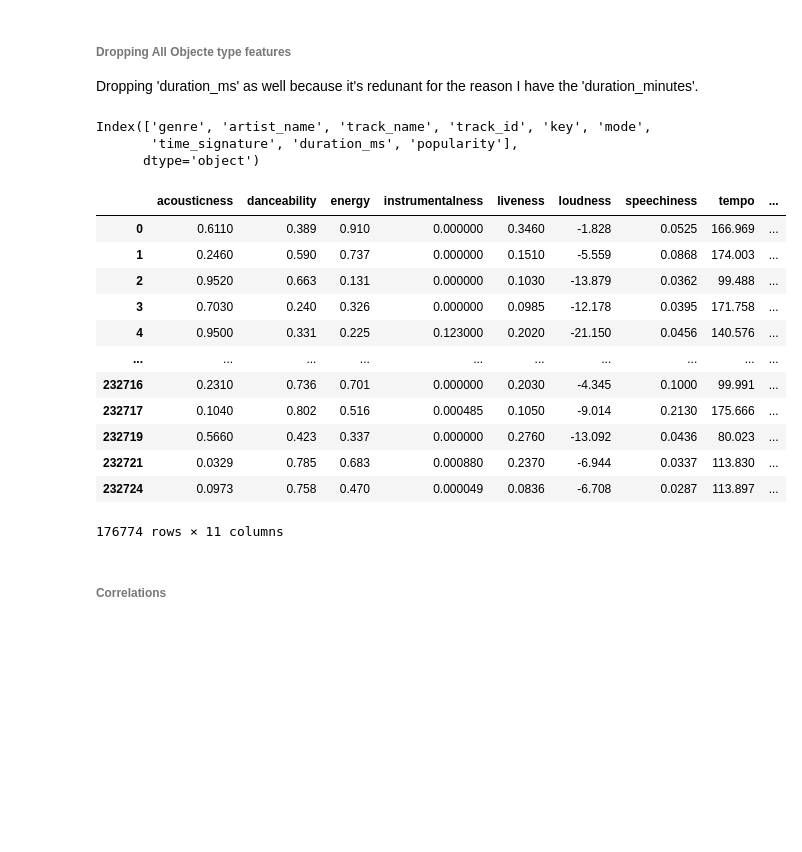
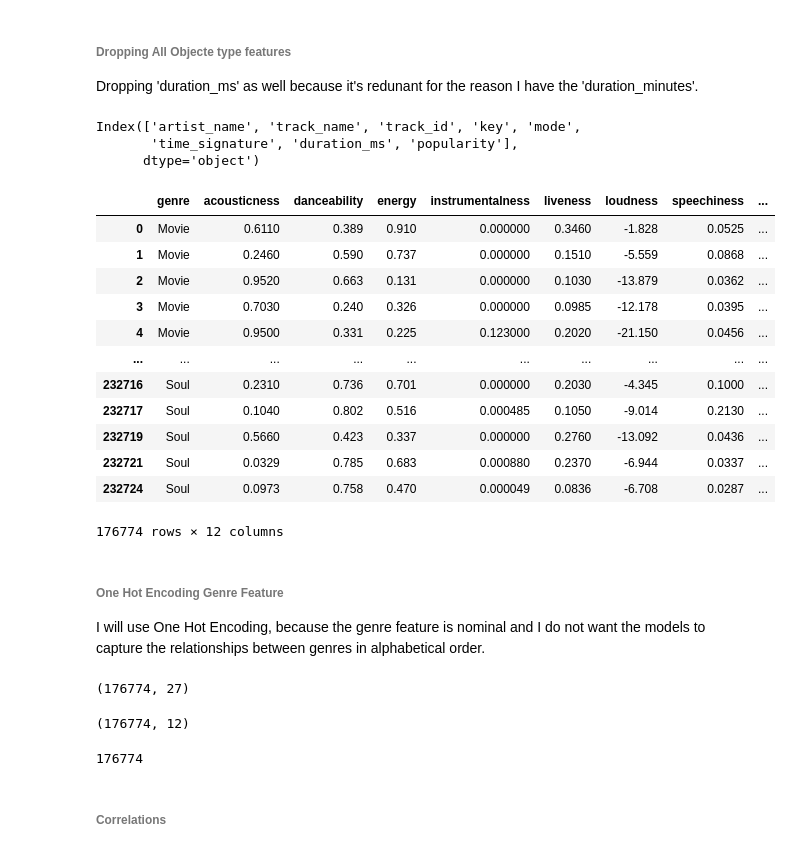
Before and after one commit to itamarKraitman/Spotify_data_analysis, a Jupyter notebook: Spotify.ipynb, the cells around one changed output. Drawn from its saved outputs; the diff is of its cells as text; code cells hidden in the pictures; blank space fills up the shorter version.

Commit message:
encoding- should fix Nan values

```diff
--- a/Spotify.ipynb
+++ b/Spotify.ipynb
@@ -333,9 +334,9 @@ def calculate_popularity(row) -> int:
     else:
         return 2
 # %%
-df_copy = spotify_data.copy()
+spotify_copy = spotify_data.copy()
 # %%
-df_copy['popularity_level'] = df_copy.apply(lambda row: calculate_popularity(row), axis=1)
+spotify_copy['popularity_level'] = df_copy.apply(lambda row: calculate_popularity(row), axis=1)
 # %%
 plt.figure(figsize=(8,5))
 
@@ -357,26 +374,36 @@ The dataset is imbalanced, I will take care of it later
 
 Dropping 'duration_ms' as well because it's redunant for the reason I have the 'duration_minutes'.
 # %%
-object_featuers = df_copy.columns[df_copy.dtypes == 'object'].append(pd.Index(['duration_ms', 'popularity']))
+object_featuers = spotify_copy.columns[df_copy.dtypes == 'object'].append(pd.Index(['duration_ms', 'popularity']))
+object_featuers = object_featuers.delete(0)
 object_featuers
 # %% [output]
-Index(['genre', 'artist_name', 'track_name', 'track_id', 'key', 'mode',
+Index(['artist_name', 'track_name', 'track_id', 'key', 'mode',
        'time_signature', 'duration_ms', 'popularity'],
       dtype='object')
 # %%
-df_numeric_only = df_copy.drop(labels=object_featuers, axis=1)
-df_numeric_only
+spotify_numeric_only = spotify_copy.drop(labels=object_featuers, axis=1)
+spotify_numeric_only
 # %% [output]
-|  | acousticness | danceability | energy | instrumentalness | liveness | loudness | speechiness | tempo | ... |
-| 0 | 0.6110 | 0.389 | 0.910 | 0.000000 | 0.3460 | -1.828 | 0.0525 | 166.969 | ... |
-| 1 | 0.2460 | 0.590 | 0.737 | 0.000000 | 0.1510 | -5.559 | 0.0868 | 174.003 | ... |
-| 2 | 0.9520 | 0.663 | 0.131 | 0.000000 | 0.1030 | -13.879 | 0.0362 | 99.488 | ... |
-| 3 | 0.7030 | 0.240 | 0.326 | 0.000000 | 0.0985 | -12.178 | 0.0395 | 171.758 | ... |
-| 4 | 0.9500 | 0.331 | 0.225 | 0.123000 | 0.2020 | -21.150 | 0.0456 | 140.576 | ... |
+|  | genre | acousticness | danceability | energy | instrumentalness | liveness | loudness | speechiness | ... |
+| 0 | Movie | 0.6110 | 0.389 | 0.910 | 0.000000 | 0.3460 | -1.828 | 0.0525 | ... |
+| 1 | Movie | 0.2460 | 0.590 | 0.737 | 0.000000 | 0.1510 | -5.559 | 0.0868 | ... |
+| 2 | Movie | 0.9520 | 0.663 | 0.131 | 0.000000 | 0.1030 | -13.879 | 0.0362 | ... |
+| 3 | Movie | 0.7030 | 0.240 | 0.326 | 0.000000 | 0.0985 | -12.178 | 0.0395 | ... |
+| 4 | Movie | 0.9500 | 0.331 | 0.225 | 0.123000 | 0.2020 | -21.150 | 0.0456 | ... |
 | ... | ... | ... | ... | ... | ... | ... | ... | ... | ... |
-| 232716 | 0.2310 | 0.736 | 0.701 | 0.000000 | 0.2030 | -4.345 | 0.1000 | 99.991 | ... |
-| 232717 | 0.1040 | 0.802 | 0.516 | 0.000485 | 0.1050 | -9.014 | 0.2130 | 175.666 | ... |
-| 232719 | 0.5660 | 0.423 | 0.337 | 0.000000 | 0.2760 | -13.092 | 0.0436 | 80.023 | ... |
-| 232721 | 0.0329 | 0.785 | 0.683 | 0.000880 | 0.2370 | -6.944 | 0.0337 | 113.830 | ... |
-| 232724 | 0.0973 | 0.758 | 0.470 | 0.000049 | 0.0836 | -6.708 | 0.0287 | 113.897 | ... |
+| 232716 | Soul | 0.2310 | 0.736 | 0.701 | 0.000000 | 0.2030 | -4.345 | 0.1000 | ... |
+| 232717 | Soul | 0.1040 | 0.802 | 0.516 | 0.000485 | 0.1050 | -9.014 | 0.2130 | ... |
+| 232719 | Soul | 0.5660 | 0.423 | 0.337 | 0.000000 | 0.2760 | -13.092 | 0.0436 | ... |
+| 232721 | Soul | 0.0329 | 0.785 | 0.683 | 0.000880 | 0.2370 | -6.944 | 0.0337 | ... |
+| 232724 | Soul | 0.0973 | 0.758 | 0.470 | 0.000049 | 0.0836 | -6.708 | 0.0287 | ... |
-176774 rows × 11 columns
+176774 rows × 12 columns
+# %% [markdown]
+###### One Hot Encoding Genre Feature
+I will use One Hot Encoding, because the genre feature is nominal and I do not want the models to capture the relationships between genres in alphabetical order.
+# %%
+print(df_encoding.shape)
+spotify_numeric_only.shape
+# %% [output]
+(176774, 27)
+(176774, 12)
@@ -383,3 +425,7 @@ df_numeric_only
+# %%
+len(genres_encoding)
+# %% [output]
+176774
 # %% [markdown]
 ###### Correlations
 # %%
```
Also changed, not shown: parts of 5 cells of this notebook.
